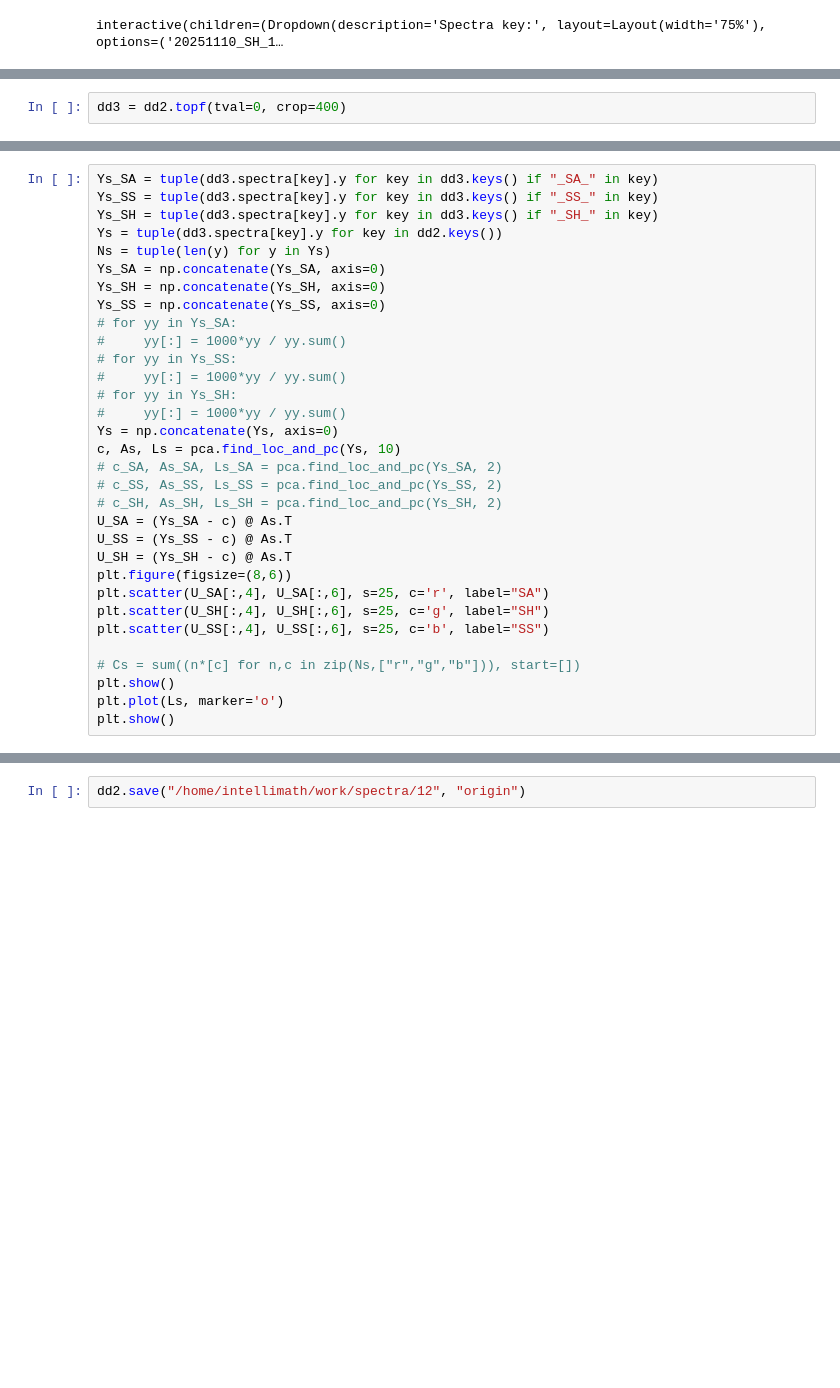
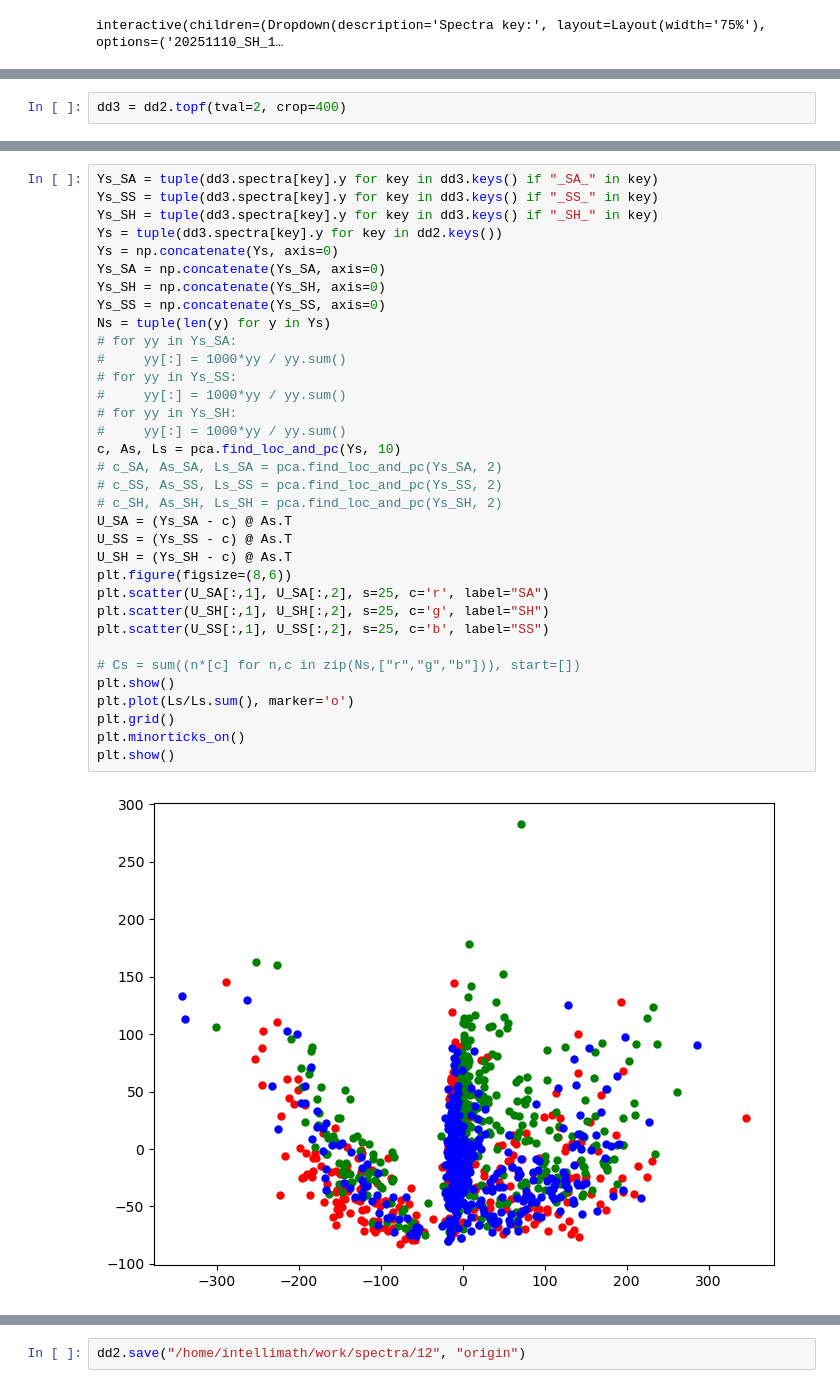
Before and after one commit to intellimath/irsa, a Jupyter notebook: examples/load_spectra_12_origin.ipynb, the cells around one changed output, grey strips where cells are left out. Saved outputs shown, nothing was run; the diff lists cells and outputs as text; blank space fills up the shorter version.

```diff
--- a/examples/load_spectra_12_origin.ipynb
+++ b/examples/load_spectra_12_origin.ipynb
@@ -121,4 +123,4 @@ dd2.plot_topf(tval=0, crop=300)
 # %%
-dd3 = dd2.topf(tval=0, crop=400)
+dd3 = dd2.topf(tval=2, crop=400)
 # %%
 dd3.plot_spectra(tau2_smooth=0)
@@ -125,32 +129,36 @@ dd3.plot_spectra(tau2_smooth=0)
 # %%
 Ys_SA = tuple(dd3.spectra[key].y for key in dd3.keys() if "_SA_" in key)
 Ys_SS = tuple(dd3.spectra[key].y for key in dd3.keys() if "_SS_" in key)
 Ys_SH = tuple(dd3.spectra[key].y for key in dd3.keys() if "_SH_" in key)
 Ys = tuple(dd3.spectra[key].y for key in dd2.keys())
-Ns = tuple(len(y) for y in Ys)
+Ys = np.concatenate(Ys, axis=0)
 Ys_SA = np.concatenate(Ys_SA, axis=0)
 Ys_SH = np.concatenate(Ys_SH, axis=0)
 Ys_SS = np.concatenate(Ys_SS, axis=0)
+Ns = tuple(len(y) for y in Ys)
 # for yy in Ys_SA:
 #     yy[:] = 1000*yy / yy.sum()
 # for yy in Ys_SS:
 #     yy[:] = 1000*yy / yy.sum()
 # for yy in Ys_SH:
 #     yy[:] = 1000*yy / yy.sum()
-Ys = np.concatenate(Ys, axis=0)
 c, As, Ls = pca.find_loc_and_pc(Ys, 10)
 # c_SA, As_SA, Ls_SA = pca.find_loc_and_pc(Ys_SA, 2)
 # c_SS, As_SS, Ls_SS = pca.find_loc_and_pc(Ys_SS, 2)
 # c_SH, As_SH, Ls_SH = pca.find_loc_and_pc(Ys_SH, 2)
 U_SA = (Ys_SA - c) @ As.T
 U_SS = (Ys_SS - c) @ As.T
 U_SH = (Ys_SH - c) @ As.T
 plt.figure(figsize=(8,6))
-plt.scatter(U_SA[:,4], U_SA[:,6], s=25, c='r', label="SA")
-plt.scatter(U_SH[:,4], U_SH[:,6], s=25, c='g', label="SH")
-plt.scatter(U_SS[:,4], U_SS[:,6], s=25, c='b', label="SS")
+plt.scatter(U_SA[:,1], U_SA[:,2], s=25, c='r', label="SA")
+plt.scatter(U_SH[:,1], U_SH[:,2], s=25, c='g', label="SH")
+plt.scatter(U_SS[:,1], U_SS[:,2], s=25, c='b', label="SS")
 
 # Cs = sum((n*[c] for n,c in zip(Ns,["r","g","b"])), start=[])
 plt.show()
-plt.plot(Ls, marker='o')
+plt.plot(Ls/Ls.sum(), marker='o')
+plt.grid()
+plt.minorticks_on()
 plt.show()
+# %% [output]
+[figure, added]
```
Also changed, not shown: parts of 12 cells of this notebook, 1 other file.
